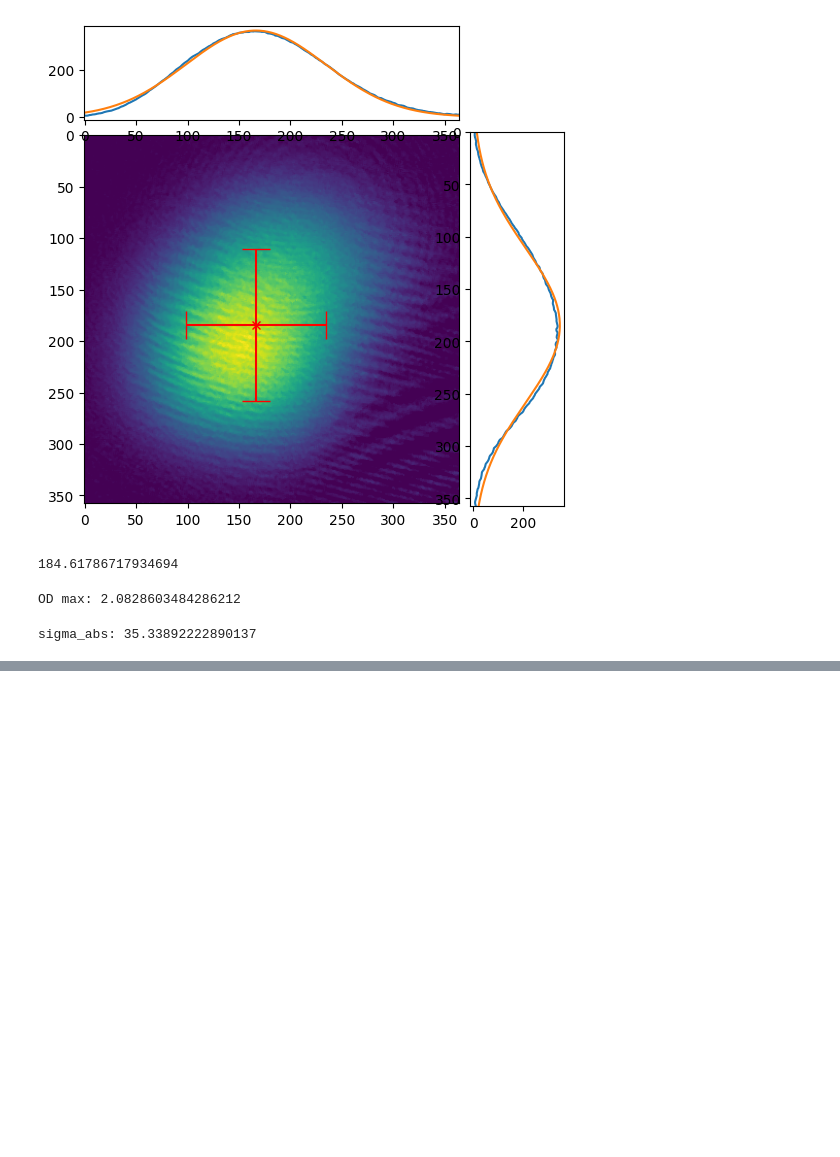
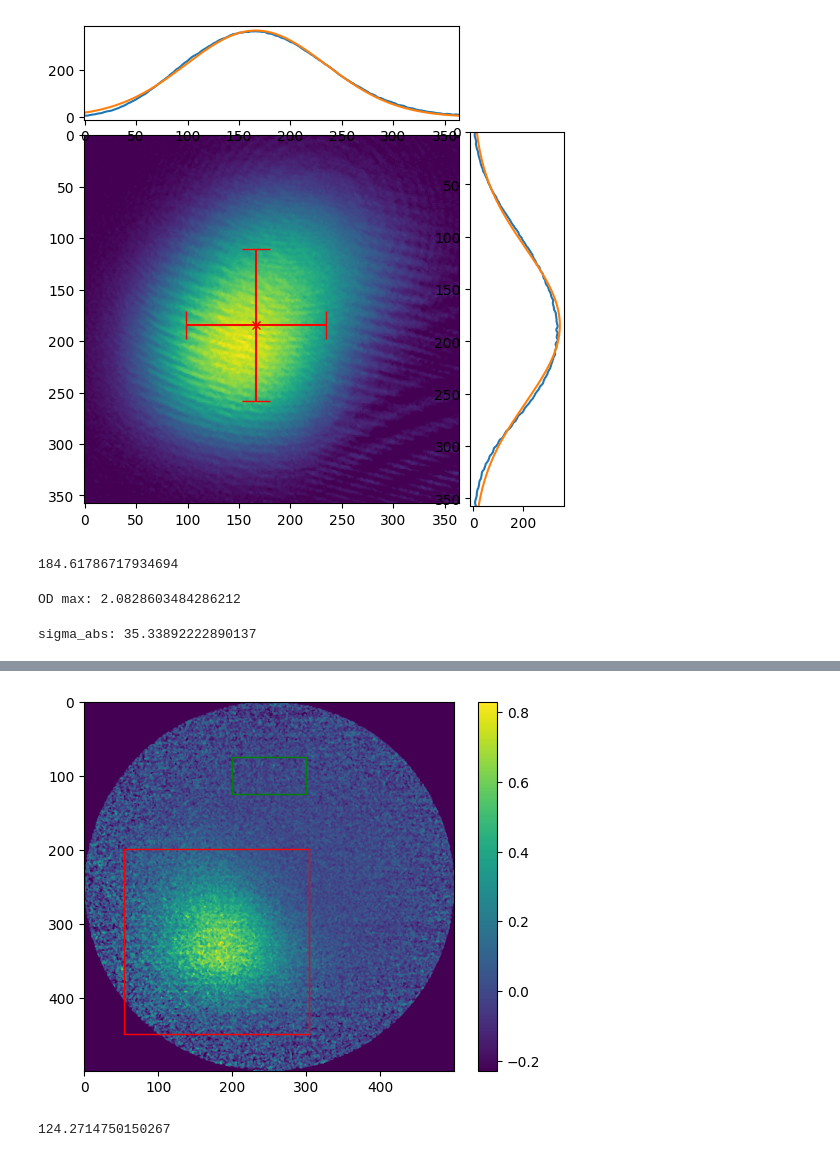
Before and after one commit to benmcdonough20/MOTsArentForKids, a Jupyter notebook: od_calculation.ipynb, the cells around one changed output, grey strips where cells are left out. Cells and saved outputs as stored; diff of their text form; code cells hidden in the pictures; blank space fills up the shorter version.

```diff
--- a/od_calculation.ipynb
+++ b/od_calculation.ipynb
@@ -153,0 +179,10 @@ sigma_abs: 35.33892222890137
+# %%
+d = datarun.DataRun("/home/ben/Documents/Repos/MOTsArentForKids/data/mar09/MOT_current/image_17", .15)
+# %%
+d.plot_blob()
+# %% [output]
+[figure, added]
+# %%
+d.popt_x[1]
+# %% [output]
+124.2714750150267
```
Also changed, not shown: parts of 9 cells of this notebook, 5 other files.
